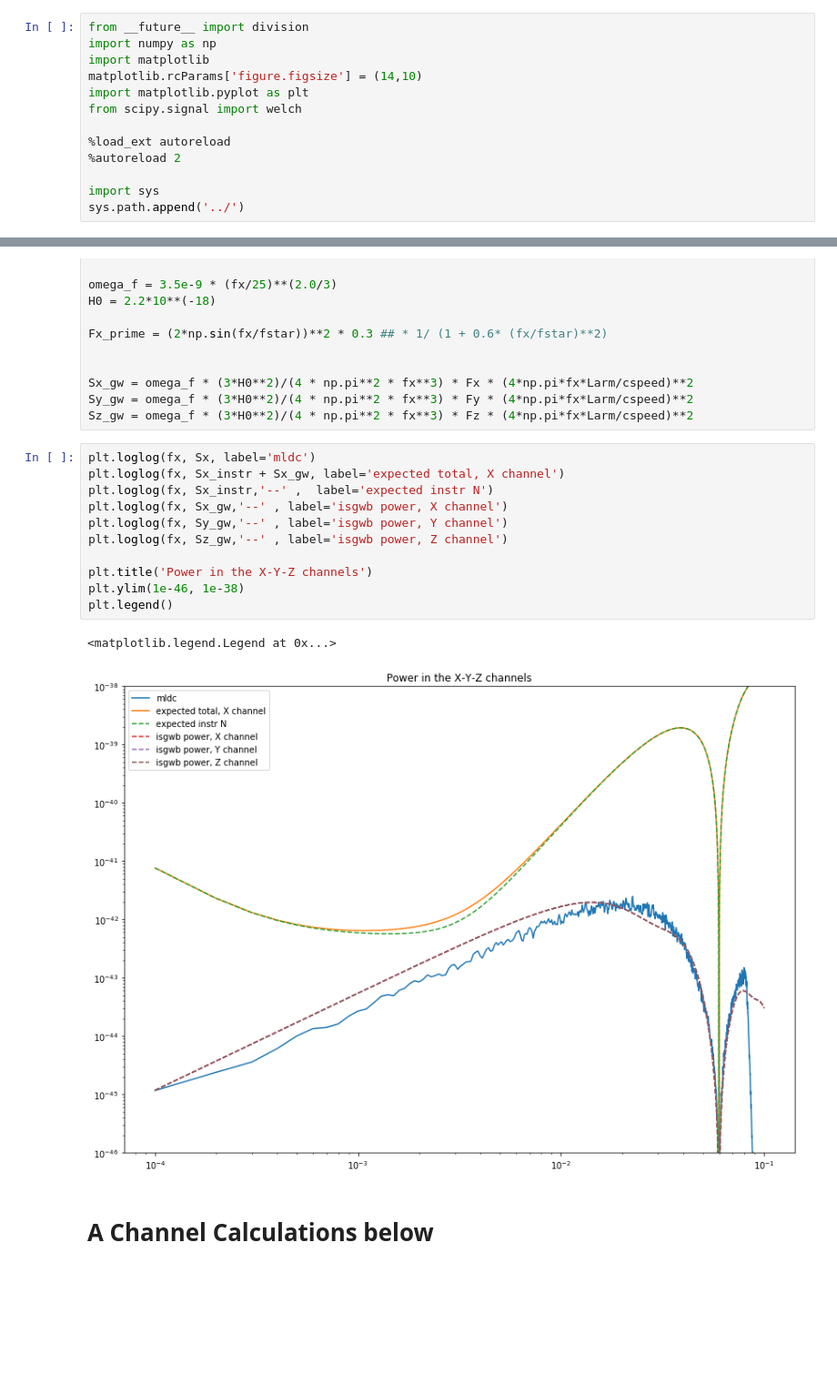
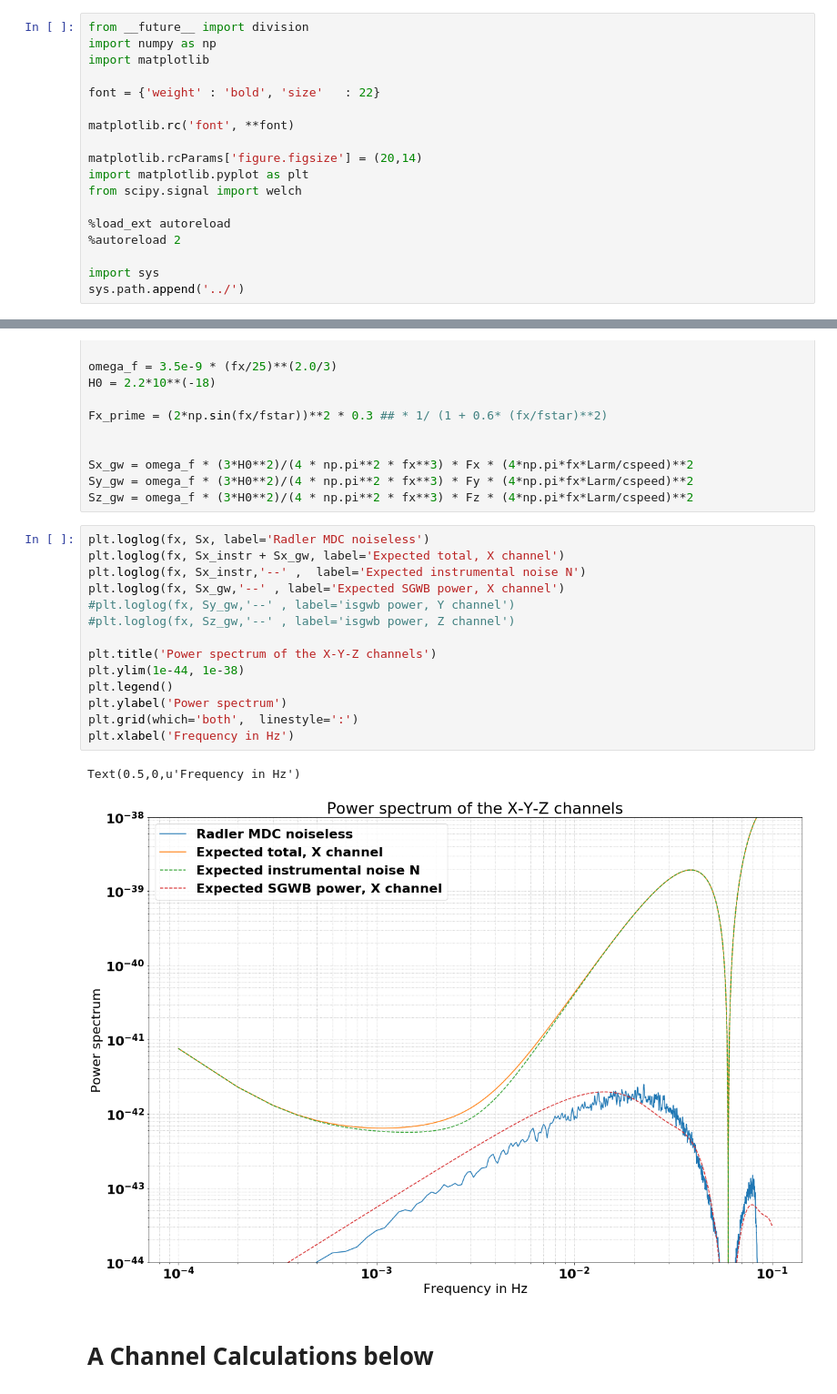
Before and after one commit to sharanbngr/blip, a Jupyter notebook: Notebooks/mldc_spectra.ipynb, the cells around one changed output, grey strips where cells are left out. Shown at 91% size. Drawn from its saved outputs; the diff is of its cells as text; blank space fills up the shorter version.

```diff
--- a/Notebooks/mldc_spectra.ipynb
+++ b/Notebooks/mldc_spectra.ipynb
@@ -2,7 +2,12 @@
 from __future__ import division
 import numpy as np
 import matplotlib
-matplotlib.rcParams['figure.figsize'] = (14,10)
+
+font = {'weight' : 'bold', 'size'   : 22}
+
+matplotlib.rc('font', **font)
+
+matplotlib.rcParams['figure.figsize'] = (20,14)
 import matplotlib.pyplot as plt
 from scipy.signal import welch
 
@@ -50,19 +55,22 @@ Sx_gw = omega_f * (3*H0**2)/(4 * np.pi**2 * fx**3) * Fx * (4*np.pi*fx*Larm/cspee
 Sy_gw = omega_f * (3*H0**2)/(4 * np.pi**2 * fx**3) * Fy * (4*np.pi*fx*Larm/cspeed)**2
 Sz_gw = omega_f * (3*H0**2)/(4 * np.pi**2 * fx**3) * Fz * (4*np.pi*fx*Larm/cspeed)**2
 # %%
-plt.loglog(fx, Sx, label='mldc')
-plt.loglog(fx, Sx_instr + Sx_gw, label='expected total, X channel')
-plt.loglog(fx, Sx_instr,'--' ,  label='expected instr N')
-plt.loglog(fx, Sx_gw,'--' , label='isgwb power, X channel')
-plt.loglog(fx, Sy_gw,'--' , label='isgwb power, Y channel')
-plt.loglog(fx, Sz_gw,'--' , label='isgwb power, Z channel')
+plt.loglog(fx, Sx, label='Radler MDC noiseless')
+plt.loglog(fx, Sx_instr + Sx_gw, label='Expected total, X channel')
+plt.loglog(fx, Sx_instr,'--' ,  label='Expected instrumental noise N')
+plt.loglog(fx, Sx_gw,'--' , label='Expected SGWB power, X channel')
+#plt.loglog(fx, Sy_gw,'--' , label='isgwb power, Y channel')
+#plt.loglog(fx, Sz_gw,'--' , label='isgwb power, Z channel')
 
-plt.title('Power in the X-Y-Z channels')
-plt.ylim(1e-46, 1e-38)
+plt.title('Power spectrum of the X-Y-Z channels')
+plt.ylim(1e-44, 1e-38)
 plt.legend()
+plt.ylabel('Power spectrum')
+plt.grid(which='both',  linestyle=':')
+plt.xlabel('Frequency in Hz')
 # %% [output]
-<matplotlib.legend.Legend at 0x...>
+Text(0.5,0,u'Frequency in Hz')
-[figure, old version]
+[figure, new version]
 # %% [markdown]
 # A Channel Calculations below
 # %%
```
Also changed, not shown: parts of 2 cells of this notebook, 1 other file.
